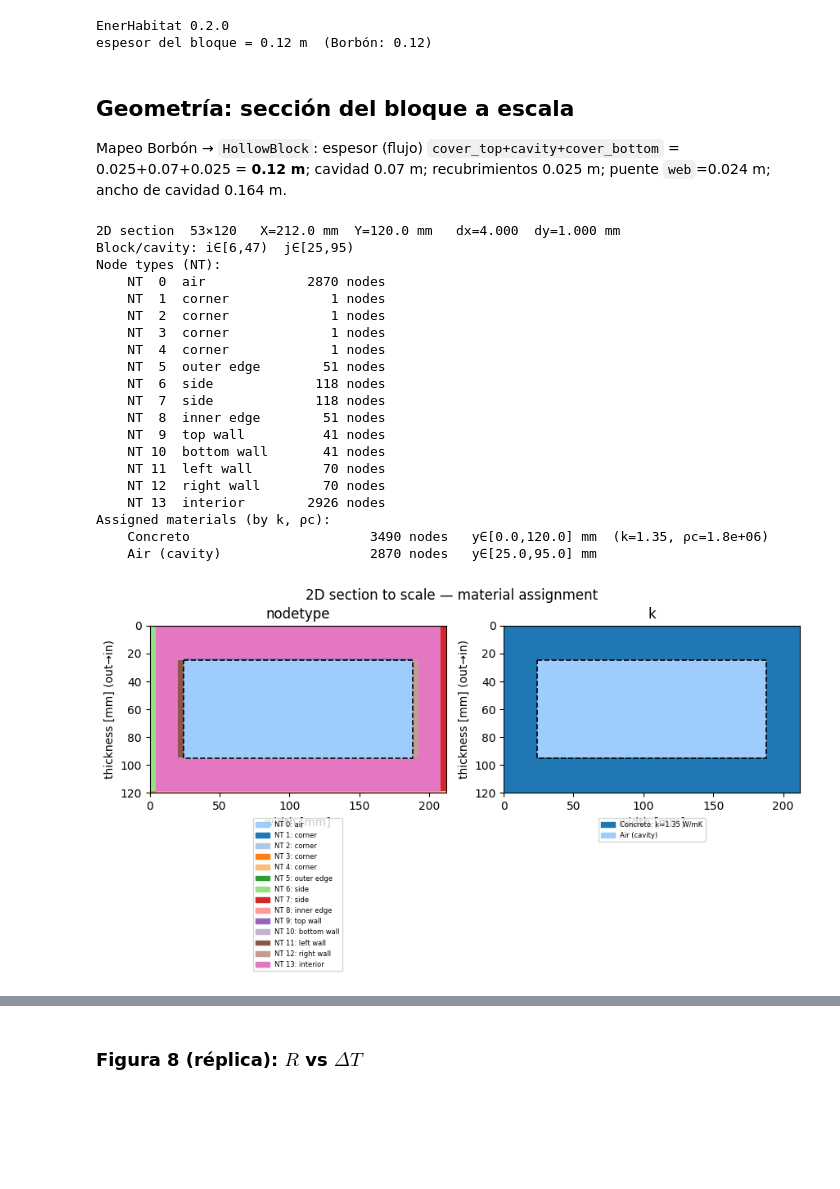
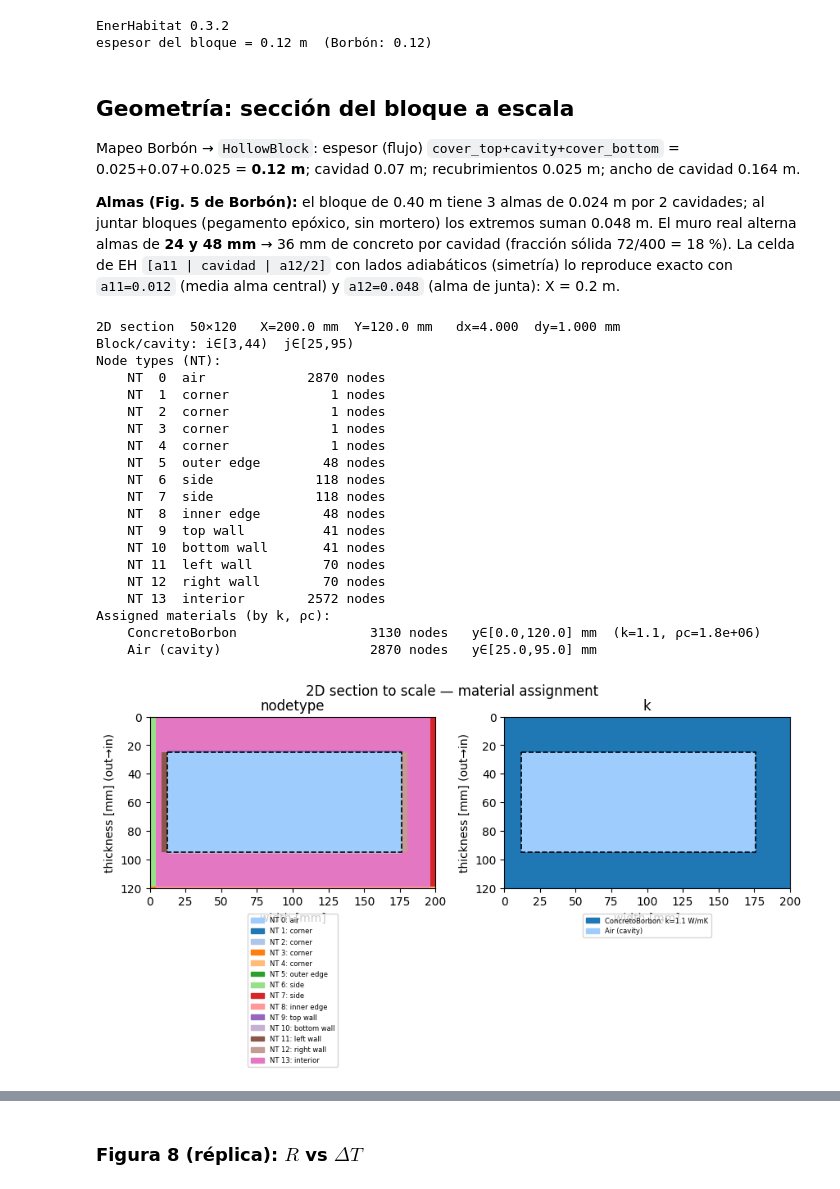
Before and after one commit to Ener-Habitat/eh_validation, a Jupyter notebook: notebooks/003_2D_R_estacionario_Borbon.ipynb, the cells around one changed output, grey strips where cells are left out. Cells and saved outputs as stored; diff of their text form; code cells hidden in the pictures; blank space fills up the shorter version.

```diff
--- a/notebooks/003_2D_R_estacionario_Borbon.ipynb
+++ b/notebooks/003_2D_R_estacionario_Borbon.ipynb
@@ -44,10 +43,25 @@ eh.config.file = "materials.ini"           # cwd = notebooks/
 SRC_EPW = "../epw/Temixco_2018CST.epw"      # solo se usa su encabezado
 FLAT_EPW = "_flat_driver.epw"               # EPW plano temporal
 
+# --- Material: Borbón NO midió la k de sus bloques; su modelo usó k=1.1 W/m·K
+# (Cengel 2004; pdfs/Borbon_modelo_2010.pdf). Se toma 1.1 como NOMINAL y una
+# banda plausible para concreto seco ~1800 kg/m³ (los bloques se secaron 24 h a
+# 100 °C): 0.90 (límite bajo, concreto seco) – 1.35 (valor genérico de
+# materials.ini). En estacionario rho y c no intervienen: solo k importa.
+MAT    = "ConcretoBorbon"                   # k = 1.10 (nominal)
+MAT_LO = "ConcretoBorbon_k090"              # k = 0.90 -> R más ALTA
+MAT_HI = "ConcretoBorbon_k135"              # k = 1.35 -> R más BAJA
+
 # --- Geometría del bloque de Borbón (celda unitaria = 1 cavidad) ---
-GEOMETRY = {"web": 0.024, "block_width": 0.164,
+# La celda de EH es [a11 | cavidad | a12/2] con lados adiabáticos (planos de
+# simetría): el muro periódico resultante alterna almas de 2*a11 y a12. El
+# bloque real (Fig. 5) tiene 3 almas de 24 mm por 2 cavidades y en las juntas
+# los extremos suman 48 mm -> el patrón real alterna almas de 24 y 48 mm.
+# Con a11=0.012 y a12=0.048 la celda lo reproduce EXACTO: X=0.2 m, 36 mm de
+# concreto por cavidad (18 %), igual que el muro de Borbón (72 mm/400 mm).
+GEOMETRY = {"web": 0.012, "a12": 0.048, "block_width": 0.164,
             "cover_top": 0.025, "cavity": 0.07, "cover_bottom": 0.025}
-EMIS = 0.9                                  # emisividad nominal de la cavidad
+EMIS = 0.9                                  # emisividad usada por Borbón
 HUGE = 1e4                                  # ho=hi grandes -> superficies fijadas
 
 # Punto de referencia para converger la malla = corrida 1 de Borbón (Tabla 2).
@@ -56,16 +70,16 @@ T_HOT_REF, T_COLD_REF = 42.34, 28.76
 # Malla 2D (nx, ny) = (nodos en ANCHO x, nodos en ESPESOR y). Es la RESOLUCIÓN y
 # SOLO depende de config2d (NO de la geometría): dx=X/nx, dy=Y/ny. Las paredes de
 # la cavidad se "pegan" a los nodos (truncamiento entero en compute_mesh), así que
-# se usan mallas CONMENSURABLES (nx múltiplo de 53, ny múltiplo de 120) -> cavidad
-# exacta 164.0 x 70.0 mm y convergencia limpia. Valor inicial provisional; la malla
-# definitiva la fija el estudio de convergencia de más abajo.
-eh.config2d.nx, eh.config2d.ny = 53, 120
+# se usan mallas CONMENSURABLES (X=0.2 m -> nx múltiplo de 50, ny múltiplo de 120)
+# -> cavidad exacta 164.0 x 70.0 mm y convergencia limpia. Valor inicial
+# provisional; la malla definitiva la fija el estudio de convergencia.
+eh.config2d.nx, eh.config2d.ny = 50, 120
 
 print("EnerHabitat", eh.__version__)
 print("espesor del bloque =",
-      eh.HollowBlock("Concreto", geometry=GEOMETRY).thickness, "m  (Borbón: 0.12)")
+      eh.HollowBlock(MAT, geometry=GEOMETRY).thickness, "m  (Borbón: 0.12)")
 # %% [output]
-EnerHabitat 0.2.0
+EnerHabitat 0.3.2
 espesor del bloque = 0.12 m  (Borbón: 0.12)
 # %%
 # --- Encabezado EPW real -> generador de EPW plano (T constante, solar 0) ---
@@ -115,35 +126,42 @@ def R_EH(T_hot, T_cold, emis=EMIS, mesh=None, ho=HUGE, hi=HUGE):
 
 Mapeo Borbón → `HollowBlock`: espesor (flujo) `cover_top+cavity+cover_bottom`
 = 0.025+0.07+0.025 = **0.12 m**; cavidad 0.07 m; recubrimientos 0.025 m;
-puente `web`=0.024 m; ancho de cavidad 0.164 m.
+ancho de cavidad 0.164 m.
+
+**Almas (Fig. 5 de Borbón):** el bloque de 0.40 m tiene 3 almas de 0.024 m por
+2 cavidades; al juntar bloques (pegamento epóxico, sin mortero) los extremos
+suman 0.048 m. El muro real alterna almas de **24 y 48 mm** → 36 mm de concreto
+por cavidad (fracción sólida 72/400 = 18 %). La celda de EH `[a11 | cavidad |
+a12/2]` con lados adiabáticos (simetría) lo reproduce exacto con `a11=0.012`
+(media alma central) y `a12=0.048` (alma de junta): X = 0.2 m.
 # %%
-blk = eh.HollowBlock("Concreto", fill_type=eh.Fill.AIR,
+blk = eh.HollowBlock(MAT, fill_type=eh.Fill.AIR,
                      emissivity=EMIS, geometry=GEOMETRY)
 wall = eh.System2D(eh.Location(SRC_EPW)); wall.tilt = 90; wall.layers = [blk]
 wall.section_report()
 wall.preview(panels=["nodetype", "k"]);
 # %% [output]
-2D section  53×120   X=212.0 mm  Y=120.0 mm   dx=4.000  dy=1.000 mm
-Block/cavity: i∈[6,47)  j∈[25,95)
+2D section  50×120   X=200.0 mm  Y=120.0 mm   dx=4.000  dy=1.000 mm
+Block/cavity: i∈[3,44)  j∈[25,95)
 Node types (NT):
     NT  0  air             2870 nodes
     NT  1  corner             1 nodes
     NT  2  corner             1 nodes
     NT  3  corner             1 nodes
     NT  4  corner             1 nodes
-    NT  5  outer edge        51 nodes
+    NT  5  outer edge        48 nodes
     NT  6  side             118 nodes
     NT  7  side             118 nodes
-    NT  8  inner edge        51 nodes
+    NT  8  inner edge        48 nodes
     NT  9  top wall          41 nodes
     NT 10  bottom wall       41 nodes
     NT 11  left wall         70 nodes
     NT 12  right wall        70 nodes
-    NT 13  interior        2926 nodes
+    NT 13  interior        2572 nodes
 Assigned materials (by k, ρc):
-    Concreto                       3490 nodes   y∈[0.0,120.0] mm  (k=1.35, ρc=1.8e+06)
+    ConcretoBorbon                 3130 nodes   y∈[0.0,120.0] mm  (k=1.1, ρc=1.8e+06)
     Air (cavity)                   2870 nodes   y∈[25.0,95.0] mm
-[figure, old version]
+[figure, new version]
 # %% [markdown]
 ## Paso 1 — Convergencia de malla (refinar hasta ΔR < 5 %)
 
```
Also changed, not shown: parts of 13 cells of this notebook, 7 other files.
